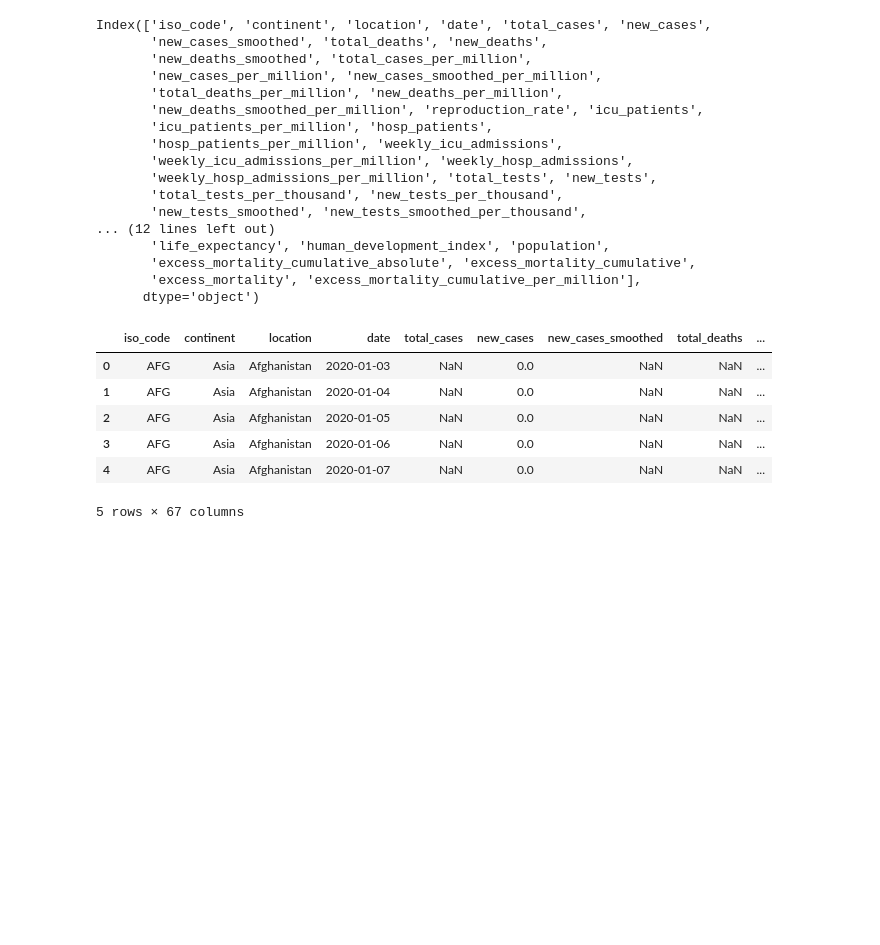
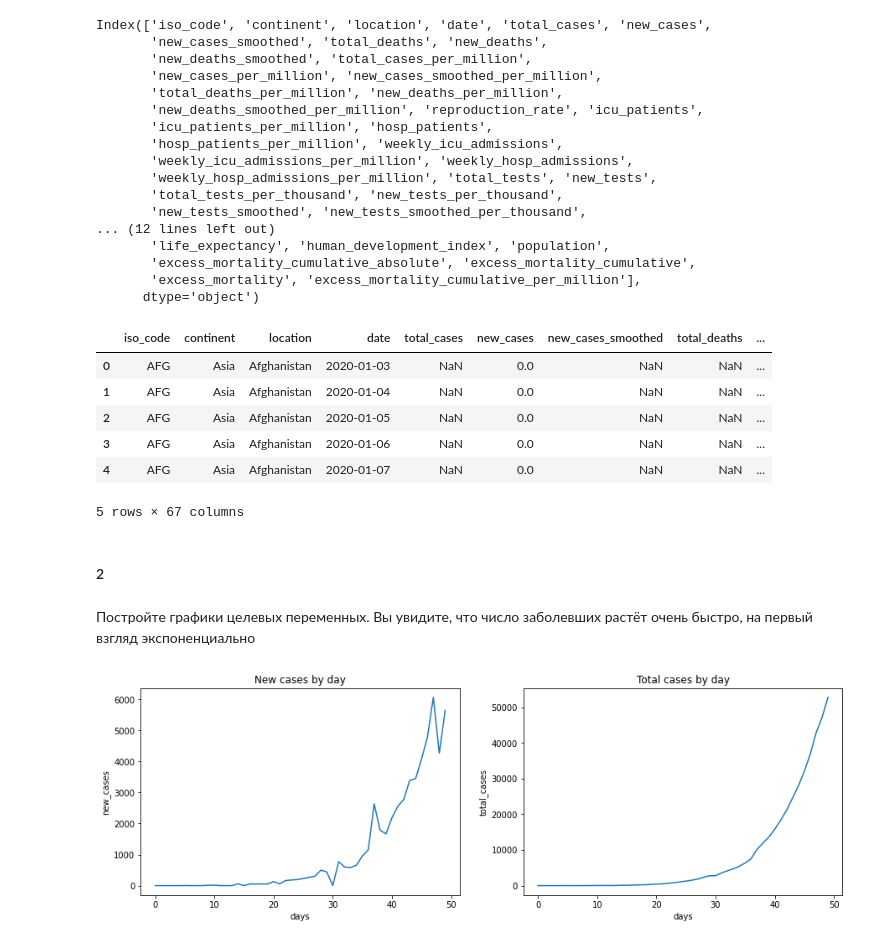
Before and after one commit to Kirinari/MADE_advanced_ml, a Jupyter notebook: homewrok1.ipynb, the cells around one changed output. Drawn from its saved outputs; the diff is of its cells as text; code cells hidden in the pictures; blank space fills up the shorter version.

```diff
--- a/homewrok1.ipynb
+++ b/homewrok1.ipynb
@@ -53,3 +57,23 @@ y_new_test = data.iloc[50:][['new_cases']]
 
 y_total_train = data.iloc[:50][['total_cases']]
 y_total_test = data.iloc[50:][['total_cases']]
+# %% [markdown]
+#### 2
+# %% [markdown]
+Постройте графики целевых переменных. Вы увидите, что число заболевших растёт очень быстро, на первый взгляд экспоненциально
+# %%
+plt.figure(figsize=(15, 10))
+
+plt.subplot(221)
+plt.plot(y_new_train)
+plt.xlabel('days')
+plt.ylabel('new_cases')
+plt.title('New cases by day')
+
+plt.subplot(222)
+plt.plot(y_total_train)
+plt.xlabel('days')
+plt.ylabel('total_cases')
+plt.title('Total cases by day');
+# %% [output]
+[figure, added]
```
Also changed, not shown: parts of 2 cells of this notebook.
